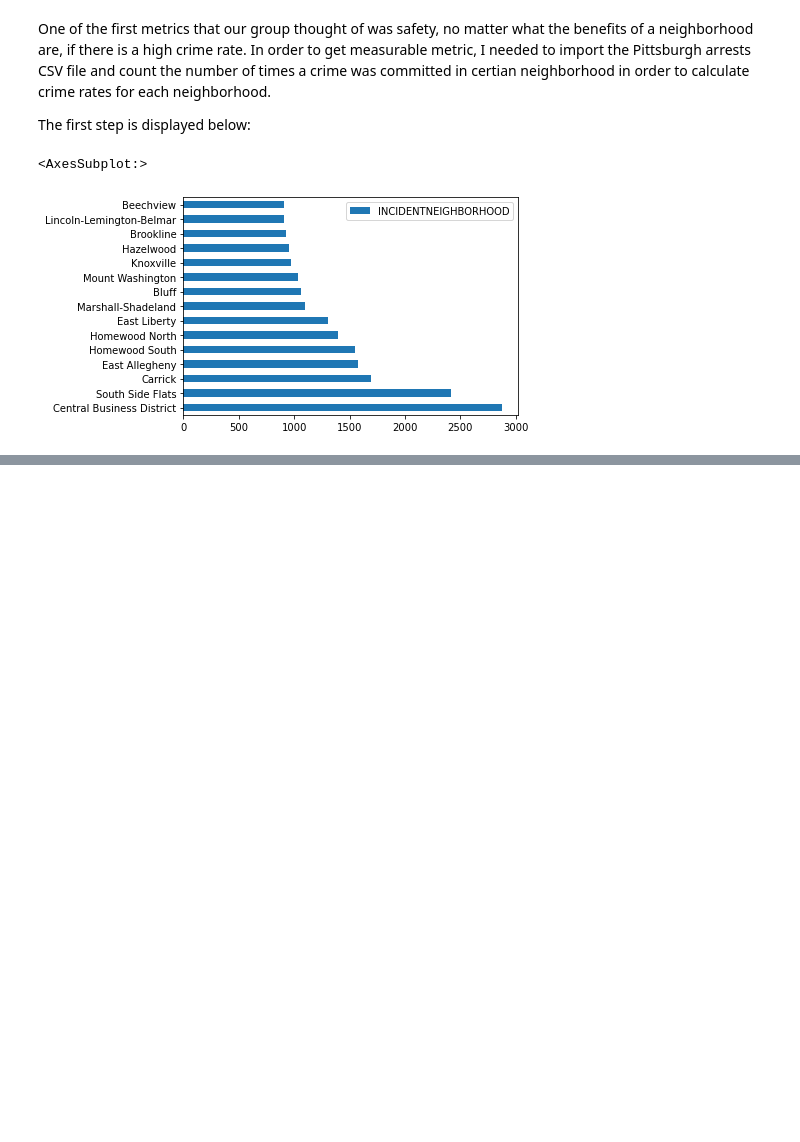
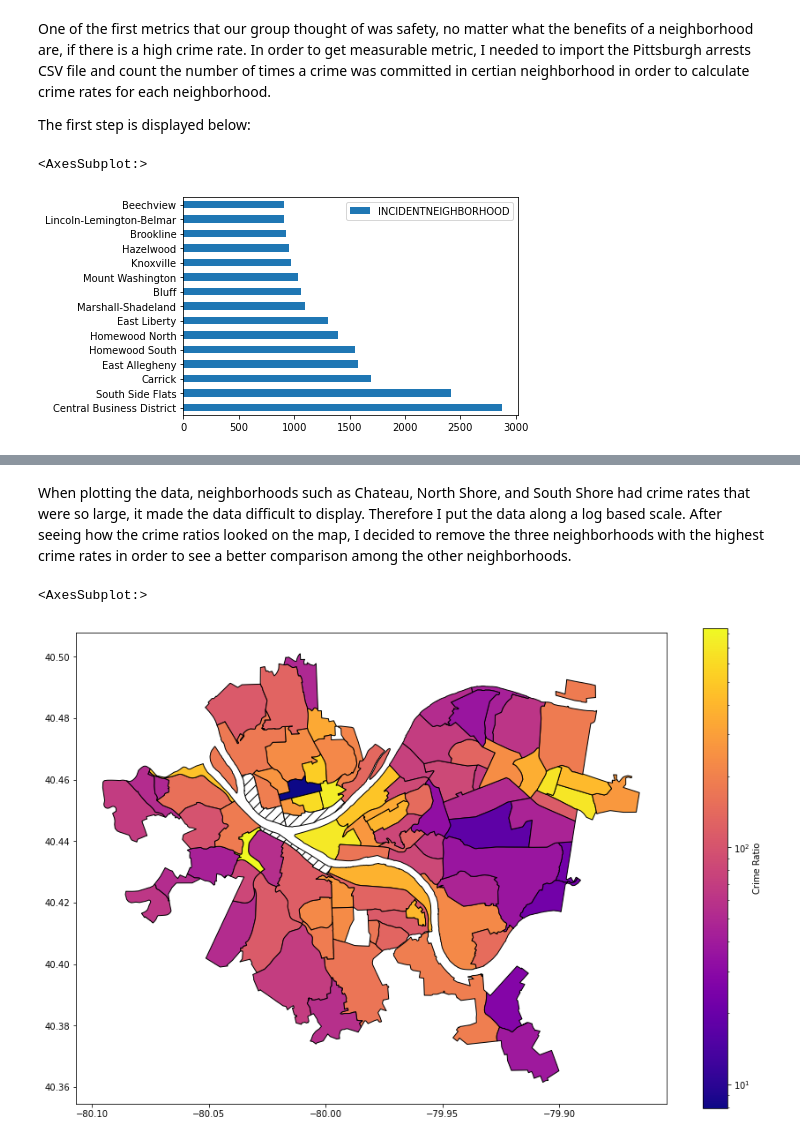
Before and after one commit to songxingyu1118/CMPINF10_Final_Project, a Jupyter notebook: Jonah's-Work.ipynb, the cells around one changed output, grey strips where cells are left out. Cells and saved outputs as stored; diff of their text form; code cells hidden in the pictures; blank space fills up the shorter version.

```diff
--- a/Jonah's-Work.ipynb
+++ b/Jonah's-Work.ipynb
@@ -126,0 +114,31 @@ crime_map.plot(column="Crime_Ratio",
+# %% [markdown]
+When plotting the data, neighborhoods such as Chateau, North Shore, and South Shore had crime rates that were so large, it made the data difficult to display. Therefore I put the data along a log based scale. After seeing how the crime ratios looked on the map, I decided to remove the three neighborhoods with the highest crime rates in order to see a better comparison among the other neighborhoods.
+# %%
+# create query masks for highest neighborhoods
+query_mask1 = arrestAndPop["Neighborhood"] != "Chateau"
+query_mask2 = arrestAndPop["Neighborhood"] != "South Shore"
+query_mask3 = arrestAndPop["Neighborhood"] != "North Shore"
+
+# filter the data. Have to use bitwise operators
+lower_values = arrestAndPop[query_mask1 & query_mask2 & query_mask3]
+
+# merge the removed data with the neighborhoods dataframe
+lower_crime_map = neighborhoods.merge(lower_values, how = "left", left_on = "hood", right_on = "Neighborhood")
+
+# plot the new data but signify what I removed
+lower_crime_map.plot(column = "Crime_Ratio",
+                     cmap = "plasma",
+                     edgecolor = "black",
+                     legend = True,
+                     legend_kwds = {"label" : "Crime Ratio"},
+                     missing_kwds = {
+                         "color" : "white",
+                         "edgecolor" : "black",
+                         "hatch" : "//"
+                                    },
+                     figsize = (15, 10),
+                     norm = matplotlib.colors.LogNorm()
+                    )
+# %% [output]
+<AxesSubplot:>
+[figure, added]
```
Also changed, not shown: parts of 6 cells of this notebook, 2 other files.
